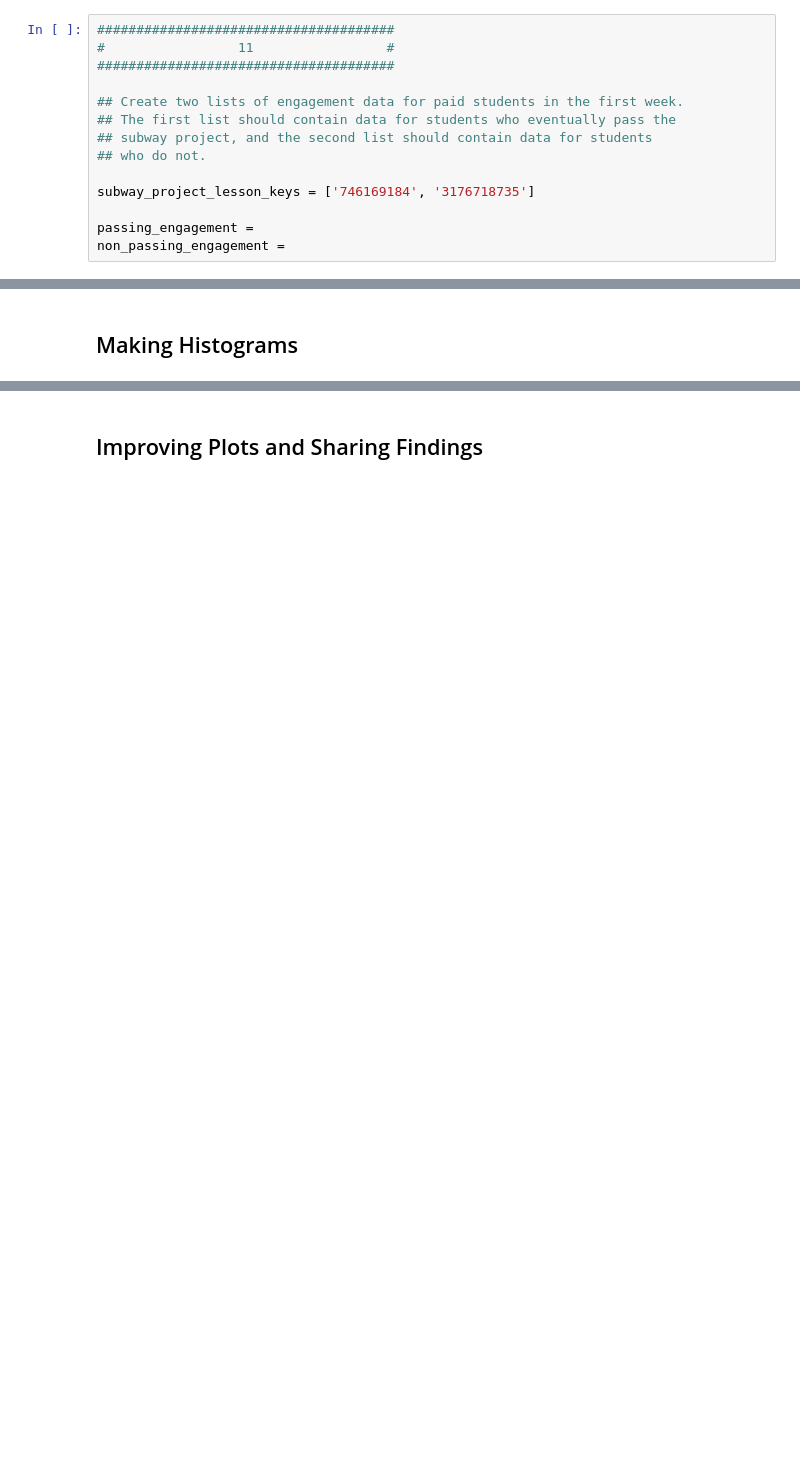
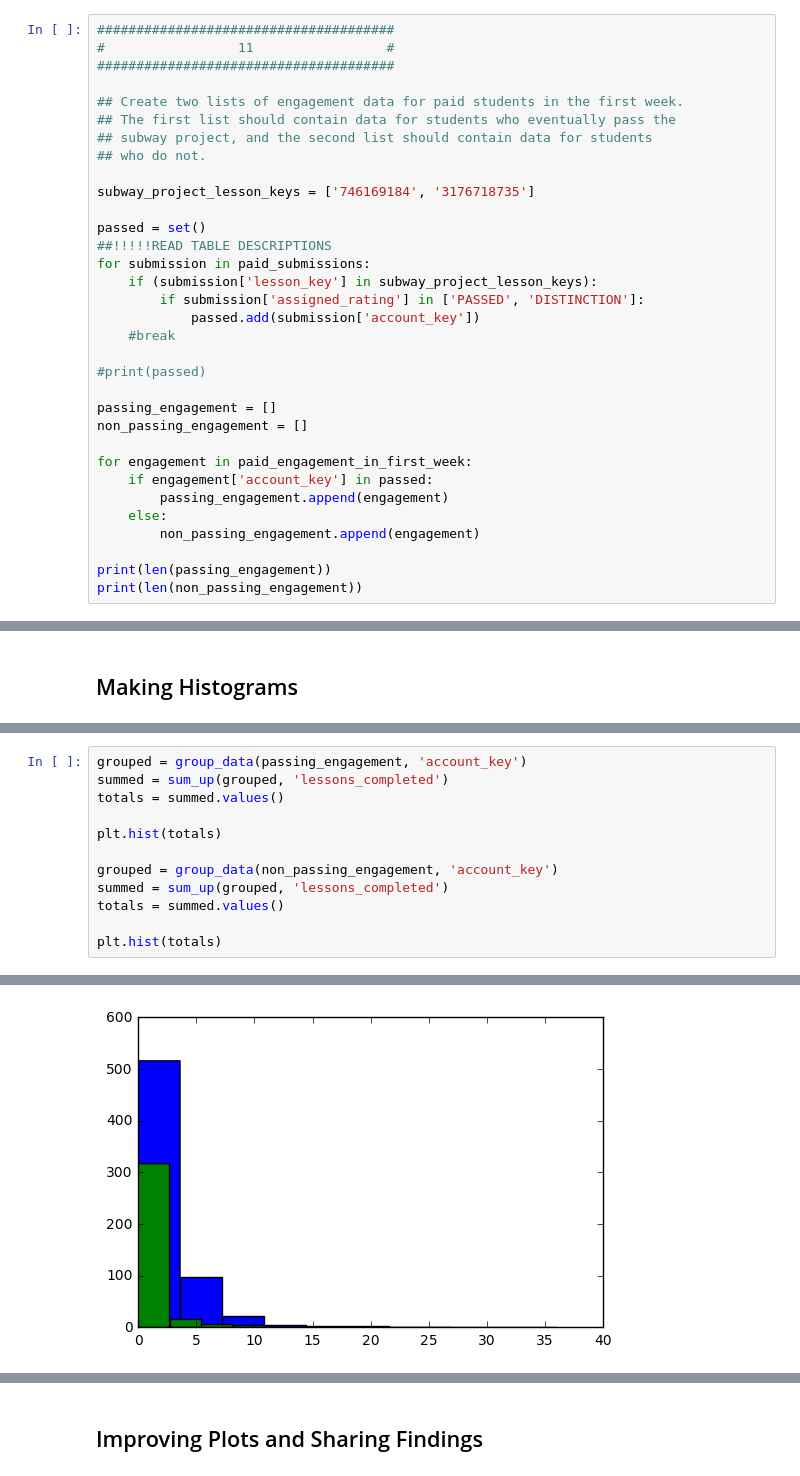
Before and after one commit to TryHarder01/intro_data_analysis, a Jupyter notebook: L1_Starter_Code.ipynb, the cells around one changed output, grey strips where cells are left out. Cells and saved outputs as stored; diff of their text form; blank space fills up the shorter version.

```diff
--- a/L1_Starter_Code.ipynb
+++ b/L1_Starter_Code.ipynb
@@ -369,5 +610,24 @@ print 'Maximum:', np.max(total_minutes)
 
 subway_project_lesson_keys = ['746169184', '3176718735']
 
-passing_engagement =
-non_passing_engagement =
+passed = set()
+##!!!!!READ TABLE DESCRIPTIONS
+for submission in paid_submissions:
+    if (submission['lesson_key'] in subway_project_lesson_keys):
+        if submission['assigned_rating'] in ['PASSED', 'DISTINCTION']:
+            passed.add(submission['account_key'])
+    #break
+
+#print(passed)
+
+passing_engagement = []
+non_passing_engagement = []
+
+for engagement in paid_engagement_in_first_week:
+    if engagement['account_key'] in passed:
+        passing_engagement.append(engagement)
+    else:
+        non_passing_engagement.append(engagement)
+
+print(len(passing_engagement))
+print(len(non_passing_engagement))
@@ -394,0 +716,13 @@ non_passing_engagement =
+# %%
+grouped = group_data(passing_engagement, 'account_key')
+summed = sum_up(grouped, 'lessons_completed')
+totals = summed.values()
+
+plt.hist(totals)
+
+grouped = group_data(non_passing_engagement, 'account_key')
+summed = sum_up(grouped, 'lessons_completed')
+totals = summed.values()
+
+plt.hist(totals)
+# %% [output]
@@ -394,0 +733 @@ non_passing_engagement =
+[figure, added]
```
Also changed, not shown: parts of 33 cells of this notebook.
